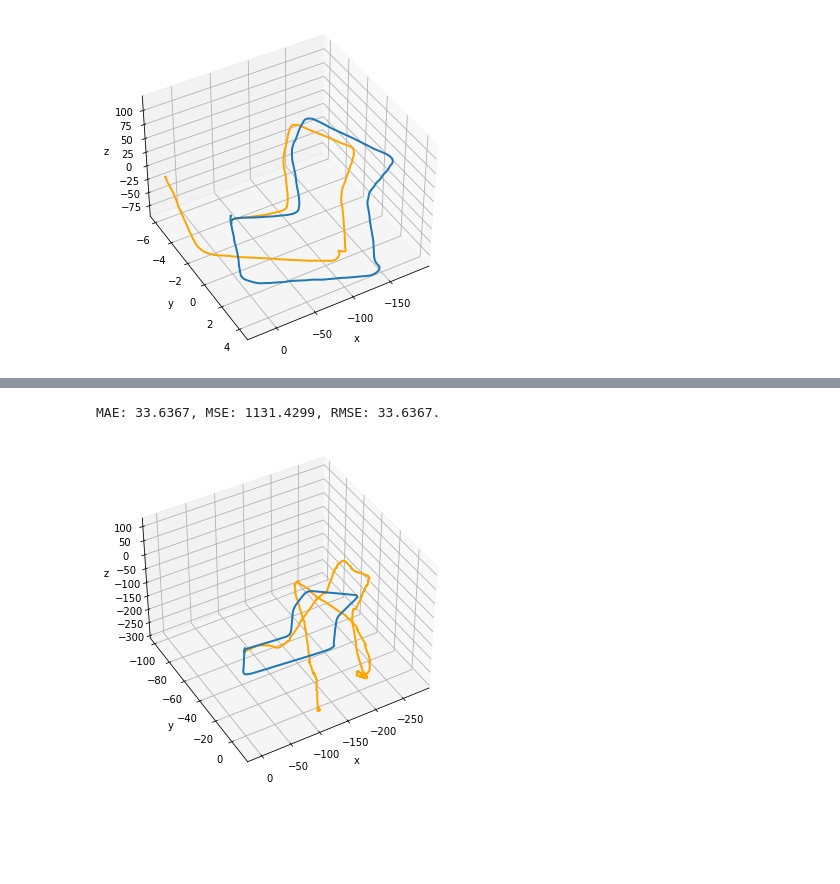
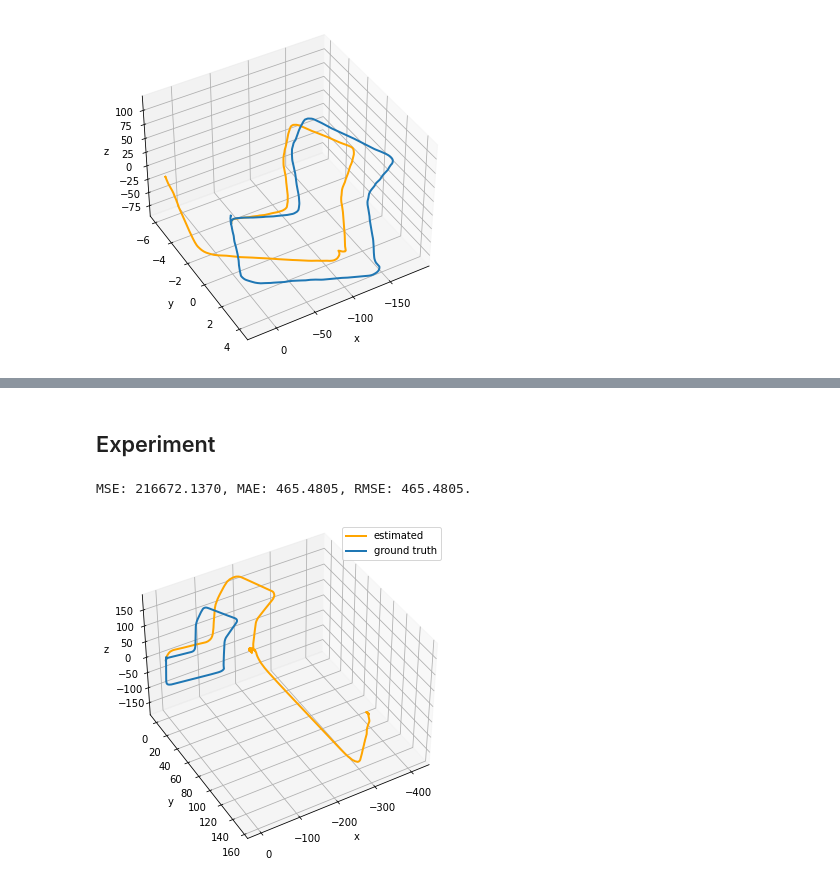
Before and after one commit to KoKoLates/kitti-dataset-visualize, a Jupyter notebook: notebook/main.ipynb, the cells around one changed output, grey strips where cells are left out. Drawn from its saved outputs; the diff is of its cells as text; code cells hidden in the pictures; blank space fills up the shorter version.

```diff
--- a/notebook/main.ipynb
+++ b/notebook/main.ipynb
@@ -268,8 +243,6 @@ class VisualOdometry(object):
         return R, t
 # %%
 %matplotlib inline
-
-from tqdm import tqdm
 
 handler = DatasetHandler(lidar=True)
 vo = VisualOdometry(
@@ -277,7 +250,7 @@ vo = VisualOdometry(
     handler.K1,
     handler.Tr,
     handler.imsize,
-    True,
+    lidar=True,
     stereo_matcher='sgbm',
     detector='sift',
     matching_threshold=0.5
@@ -306,19 +279,3 @@ ax.set_zlabel('z')
 ax.view_init(elev=40, azim=60)
 # %% [output]
 [figure]
-# %%
-def error(gt: np.ndarray, est: np.ndarray) -> None:
-    fn: int = min(len(gt) - 1, est.shape[0])
-    ae: np.ndarray = np.sqrt(
-        np.power(gt[fn, 0, 3] - est[fn, 0, 3], 2) +
-        np.power(gt[fn, 1, 3] - est[fn, 1, 3], 2) +
-        np.power(gt[fn, 2, 3] - est[fn, 2, 3], 2)
-    )
-    se: np.ndarray = np.power(ae, 2)
-
-    mse = se.mean()
-    mae = ae.mean()
-
-    rmse = np.sqrt(mse)
-
-    print(f"MAE: {mae:.4f}, MSE: {mse:.4f}, RMSE: {rmse:.4f}.")
@@ -325,6 +322,30 @@ def error(gt: np.ndarray, est: np.ndarray) -> None:
+# %% [markdown]
+## Experiment
+# %%
+%matplotlib inline
+
+handler = DatasetHandler()
+vo = VisualOdometry(
+    handler.K0,
+    handler.K1,
+    handler.Tr,
+    handler.imsize,
+    detector='sift',
+    matching='flann',
+    matching_threshold=0.45
+)
+
+for _ in tqdm(range(handler.frame_num - 1)):
+    image0, image1, image2 = handler.next_frame()
+    vo.update(image0, image1, image2)
 # %%
-error(handler.gt, vo.traj)
+eval = TrajectoryEvaluator(handler.gt, vo.traj)
+eval.error()
 # %% [output]
-MAE: 33.6367, MSE: 1131.4299, RMSE: 33.6367.
+MSE: 216672.1370, MAE: 465.4805, RMSE: 465.4805.
+# %%
+eval.plot()
+# %% [output]
+[figure, added]
 # %%
 %matplotlib inline
@@ -343,23 +362,3 @@ vo = VisualOdometry(
 for _ in tqdm(range(handler.frame_num - 1)):
     image0, image1, image2 = handler.next_frame()
     vo.update(image0, image1, image2)
-# %%
-fig = plt.figure(figsize=(10, 6))
-ax = fig.add_subplot(111, projection='3d')
-
-ax.plot(vo.traj[:, :, 3][:, 0],
-        vo.traj[:, :, 3][:, 1],
-        vo.traj[:, :, 3][:, 2],
-        label='estimated', color='orange', linewidth=2)
-
-ax.plot(handler.gt[:, :, 3][:, 0],
-        handler.gt[:, :, 3][:, 1],
-        handler.gt[:, :, 3][:, 2],
-        label='ground truth', linewidth=2)
-
-ax.set_xlabel('x')
-ax.set_ylabel('y')
-ax.set_zlabel('z')
-ax.view_init(elev=40, azim=60)
-# %% [output]
-[figure, removed]
```
Also changed, not shown: parts of 15 cells of this notebook.
